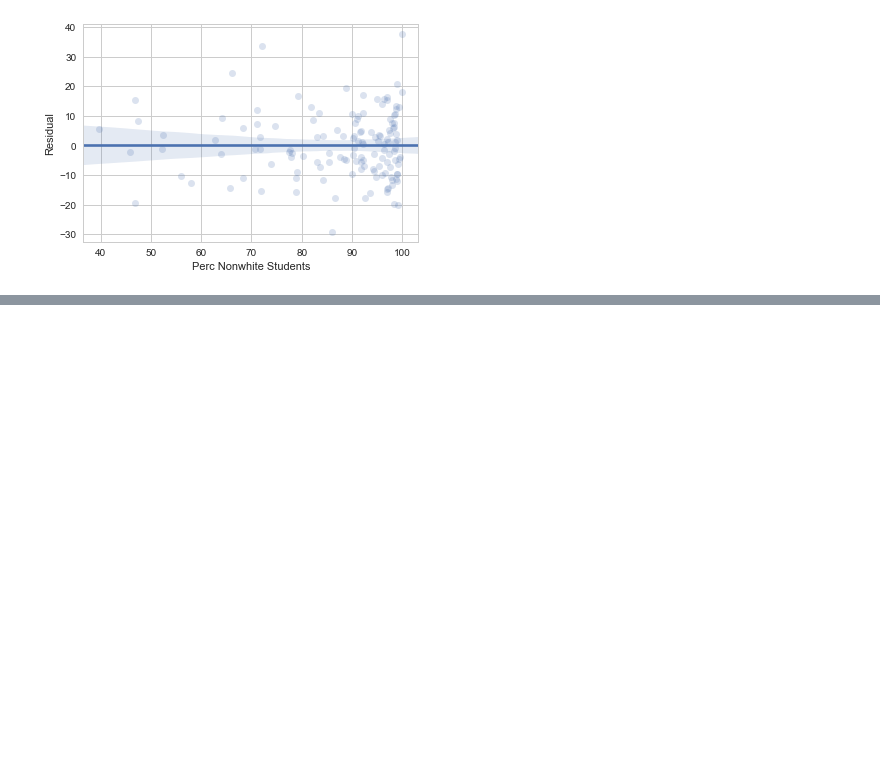
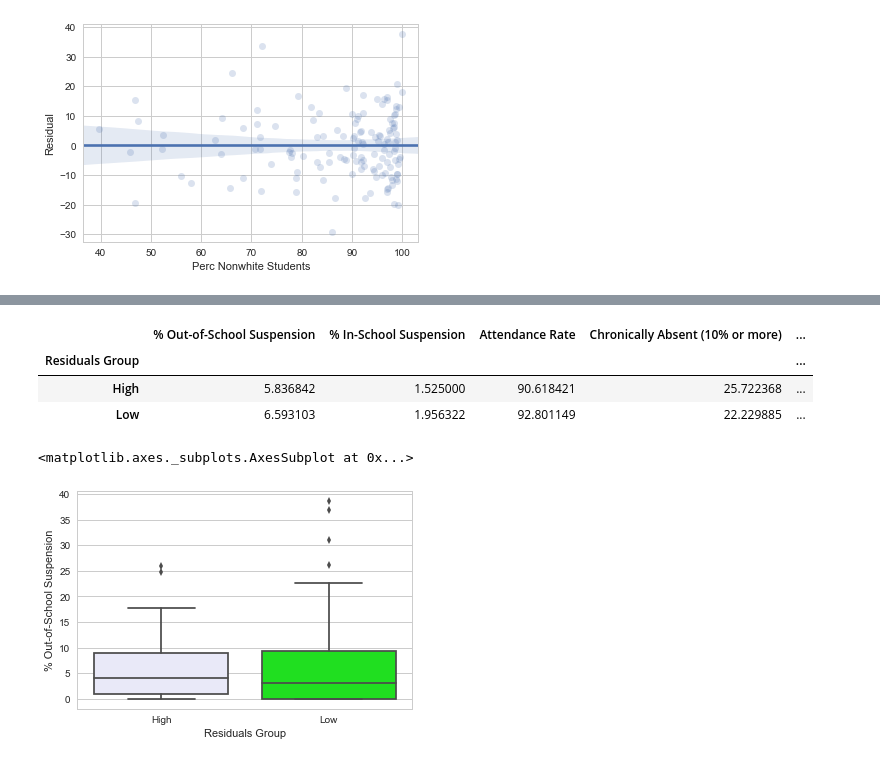
Before and after one commit to jill-k/school-staff-demographics, a Jupyter notebook: analysis/School Staff Analysis.ipynb, the cells around one changed output, grey strips where cells are left out. Saved outputs shown, nothing was run; the diff lists cells and outputs as text; code cells hidden in the pictures; blank space fills up the shorter version.

```diff
--- a/analysis/School Staff Analysis.ipynb
+++ b/analysis/School Staff Analysis.ipynb
@@ -500,0 +586,5 @@ ally
+# %%
+indicators = pd.merge(attendance, mobility, how = "left", on = ["Org Code", "Year"])
+indicators = pd.merge(indicators, suspensions, how = "left", on = ["Org Code", "Year"])
+# %%
+indicators = indicators.fillna(0)
@@ -500,0 +600,5 @@ ally
+# %%
+df_on = pd.merge(df_overninety, indicators, how = "left", on = ["Org Code", "Year"])
+# %%
+df_on["Attendance Rate"] = df_on["Attendance Rate"].astype(float)
+df_on["Retention Rate"] = df_on["Retention Rate"].astype(float)
@@ -500,0 +619,13 @@ ally
+# %%
+residuals_groups = df_on.groupby(["Residuals Group"]).mean()[["% Out-of-School Suspension", "% In-School Suspension", "Attendance Rate", "Chronically Absent (10% or more)", "% Stability"]]
+residuals_groups
+# %% [output]
+|  | % Out-of-School Suspension | % In-School Suspension | Attendance Rate | Chronically Absent (10% or more) | ... |
+| Residuals Group |  |  |  |  | ... |
+| High | 5.836842 | 1.525000 | 90.618421 | 25.722368 | ... |
+| Low | 6.593103 | 1.956322 | 92.801149 | 22.229885 | ... |
+# %%
+sns.boxplot(x="Residuals Group", y="% Out-of-School Suspension", data=df_on, palette = ["lavender", "lime"])
+# %% [output]
+<matplotlib.axes._subplots.AxesSubplot at 0x...>
+[figure, added]
```
Also changed, not shown: parts of 52 cells of this notebook.
